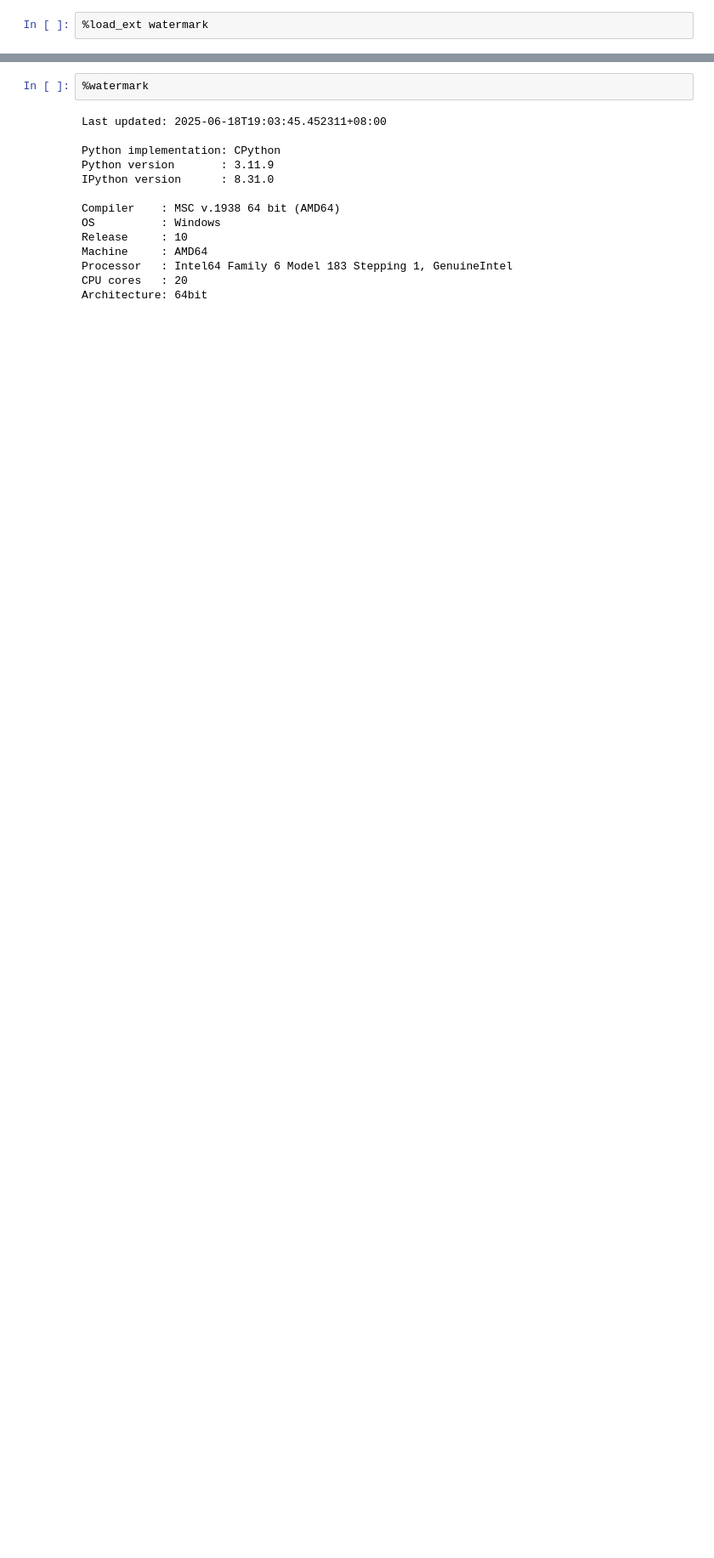
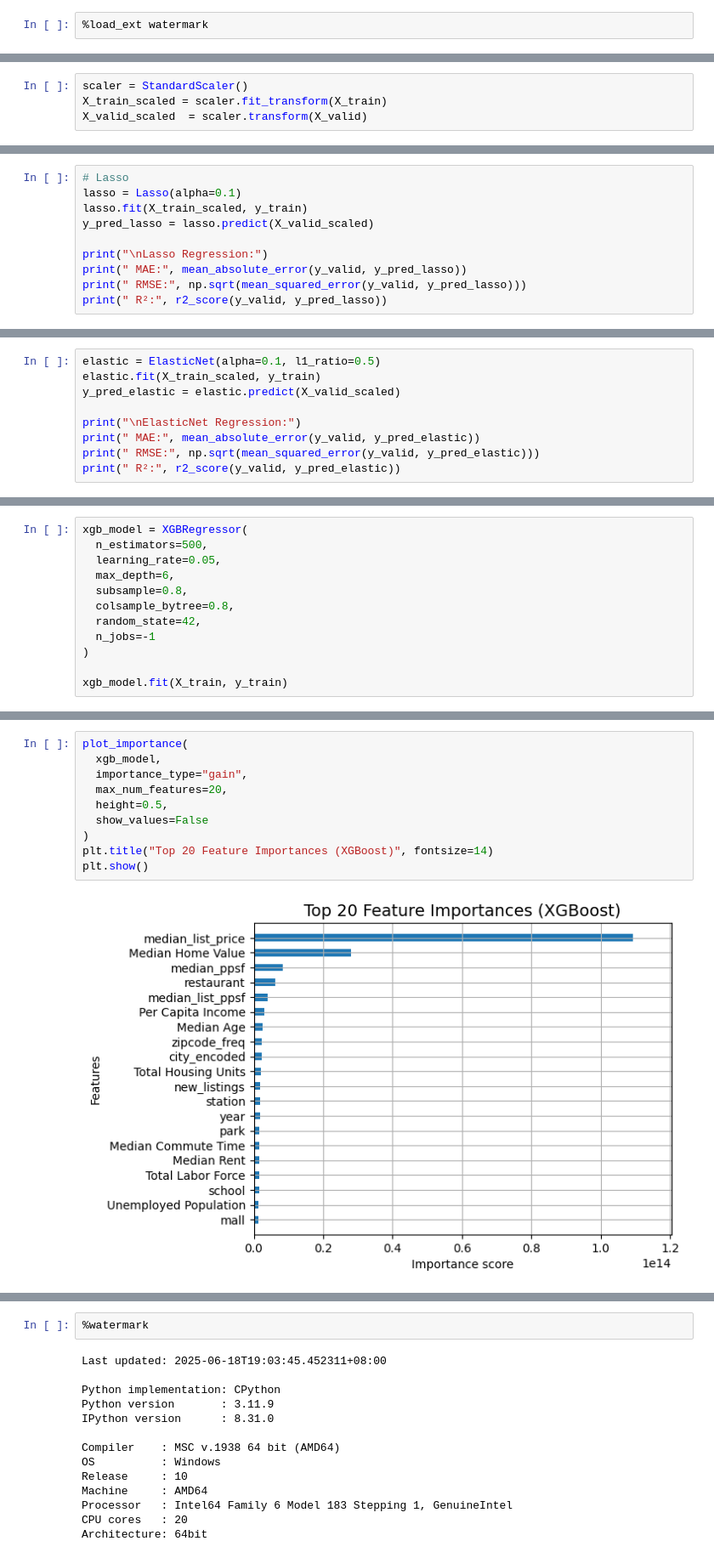
Before and after one commit to minimartzz/us-housing-regression, a Jupyter notebook: notebooks/model_exploration.ipynb, the cells around one changed output, grey strips where cells are left out. Shown at 85% size. Drawn from its saved outputs; the diff is of its cells as text; blank space fills up the shorter version.

Commit message:
[Update] Trained XGB regression model

```diff
--- a/notebooks/model_exploration.ipynb
+++ b/notebooks/model_exploration.ipynb
@@ -14,0 +76,4 @@
+# %%
+scaler = StandardScaler()
+X_train_scaled = scaler.fit_transform(X_train)
+X_valid_scaled  = scaler.transform(X_valid)
@@ -14,0 +114,10 @@
+# %%
+# Lasso
+lasso = Lasso(alpha=0.1)
+lasso.fit(X_train_scaled, y_train)
+y_pred_lasso = lasso.predict(X_valid_scaled)
+
+print("\nLasso Regression:")
+print(" MAE:", mean_absolute_error(y_valid, y_pred_lasso))
+print(" RMSE:", np.sqrt(mean_squared_error(y_valid, y_pred_lasso)))
+print(" R²:", r2_score(y_valid, y_pred_lasso))
@@ -14,0 +131,9 @@
+# %%
+elastic = ElasticNet(alpha=0.1, l1_ratio=0.5)
+elastic.fit(X_train_scaled, y_train)
+y_pred_elastic = elastic.predict(X_valid_scaled)
+
+print("\nElasticNet Regression:")
+print(" MAE:", mean_absolute_error(y_valid, y_pred_elastic))
+print(" RMSE:", np.sqrt(mean_squared_error(y_valid, y_pred_elastic)))
+print(" R²:", r2_score(y_valid, y_pred_elastic))
@@ -14,0 +151,12 @@
+# %%
+xgb_model = XGBRegressor(
+  n_estimators=500,
+  learning_rate=0.05,
+  max_depth=6,
+  subsample=0.8,
+  colsample_bytree=0.8,
+  random_state=42,
+  n_jobs=-1
+)
+
+xgb_model.fit(X_train, y_train)
@@ -14,0 +191,12 @@
+# %%
+plot_importance(
+  xgb_model,
+  importance_type="gain",
+  max_num_features=20,
+  height=0.5,
+  show_values=False
+)
+plt.title("Top 20 Feature Importances (XGBoost)", fontsize=14)
+plt.show()
+# %% [output]
+[figure, added]
```
Also changed, not shown: parts of 39 cells of this notebook, 1 other file.
